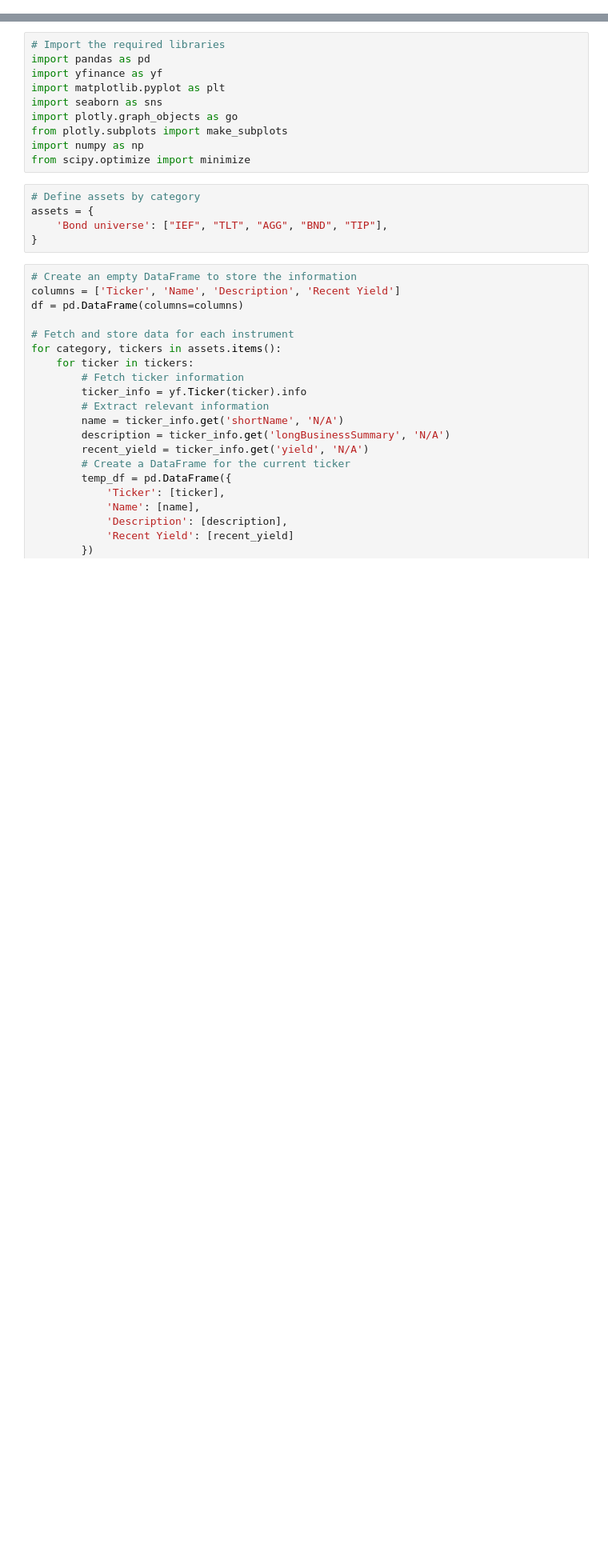
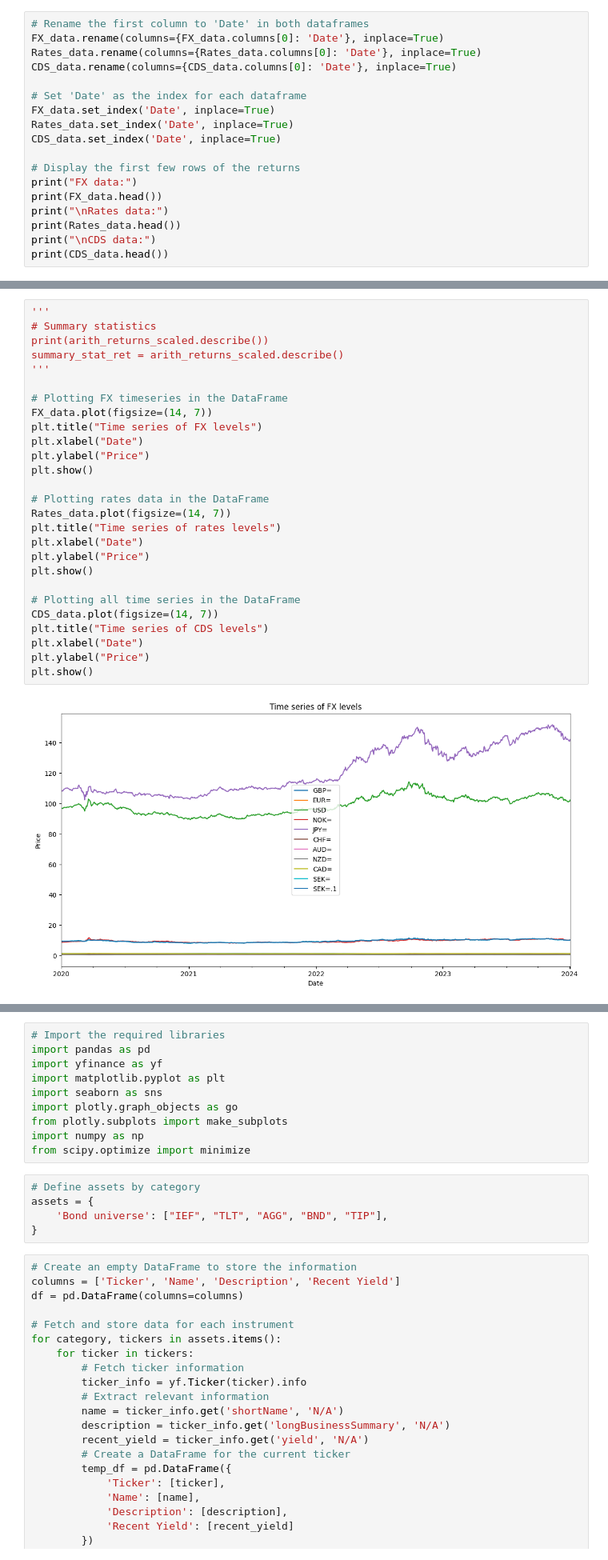
Before and after one commit to Gimkhana/Empirical_Analysis_FM, a Jupyter notebook: Applied_Research_Framework_Git/Quantitative_portfolio_management/FI_market_dashboard.ipynb, the cells around one changed output, grey strips where cells are left out. Shown at 80% size. Saved outputs shown, nothing was run; the diff lists cells and outputs as text; blank space fills up the shorter version.

```diff
--- a/Applied_Research_Framework_Git/Quantitative_portfolio_management/FI_market_dashboard.ipynb
+++ b/Applied_Research_Framework_Git/Quantitative_portfolio_management/FI_market_dashboard.ipynb
@@ -0,0 +14,18 @@
+# %%
+# Rename the first column to 'Date' in both dataframes
+FX_data.rename(columns={FX_data.columns[0]: 'Date'}, inplace=True)
+Rates_data.rename(columns={Rates_data.columns[0]: 'Date'}, inplace=True)
+CDS_data.rename(columns={CDS_data.columns[0]: 'Date'}, inplace=True)
+
+# Set 'Date' as the index for each dataframe
+FX_data.set_index('Date', inplace=True)
+Rates_data.set_index('Date', inplace=True)
+CDS_data.set_index('Date', inplace=True)
+
+# Display the first few rows of the returns
+print("FX data:")
+print(FX_data.head())
+print("\nRates data:")
+print(Rates_data.head())
+print("\nCDS data:")
+print(CDS_data.head())
@@ -0,0 +67,29 @@
+# %%
+'''
+# Summary statistics
+print(arith_returns_scaled.describe())
+summary_stat_ret = arith_returns_scaled.describe()
+'''
+
+# Plotting FX timeseries in the DataFrame
+FX_data.plot(figsize=(14, 7))
+plt.title("Time series of FX levels")
+plt.xlabel("Date")
+plt.ylabel("Price")
+plt.show()
+
+# Plotting rates data in the DataFrame
+Rates_data.plot(figsize=(14, 7))
+plt.title("Time series of rates levels")
+plt.xlabel("Date")
+plt.ylabel("Price")
+plt.show()
+
+# Plotting all time series in the DataFrame
+CDS_data.plot(figsize=(14, 7))
+plt.title("Time series of CDS levels")
+plt.xlabel("Date")
+plt.ylabel("Price")
+plt.show()
+# %% [output]
+[figure, added]
```
Also changed, not shown: parts of 7 cells of this notebook.
